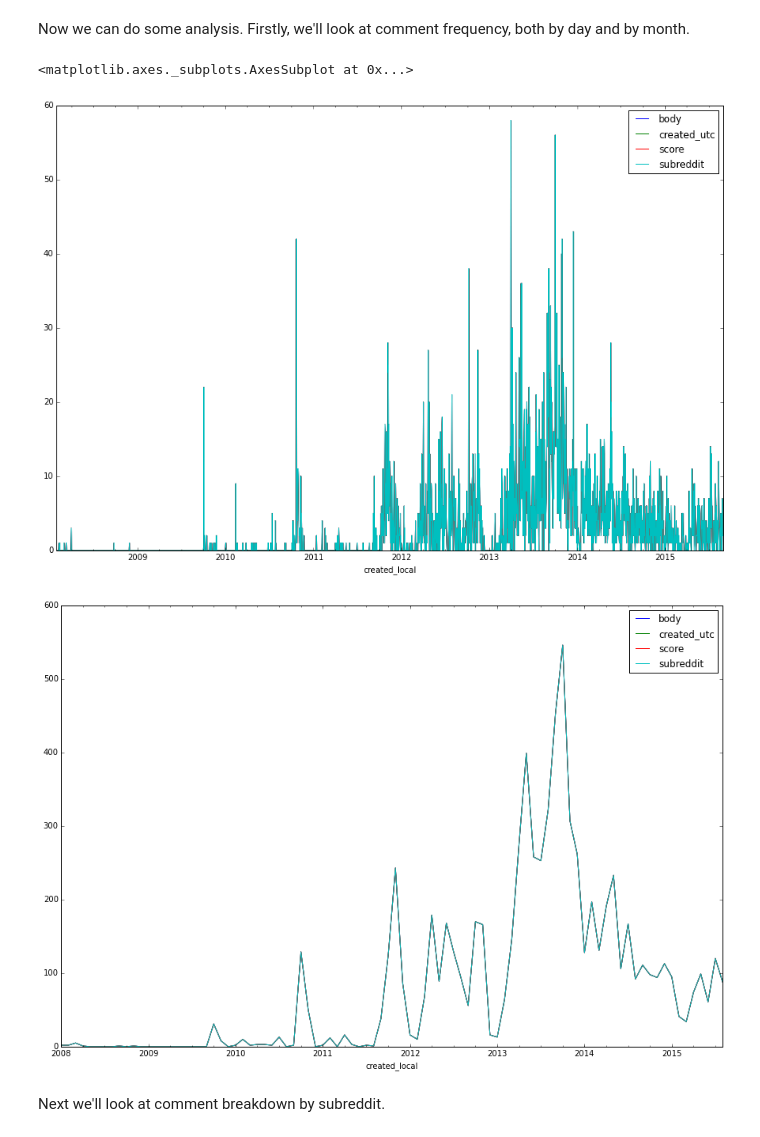
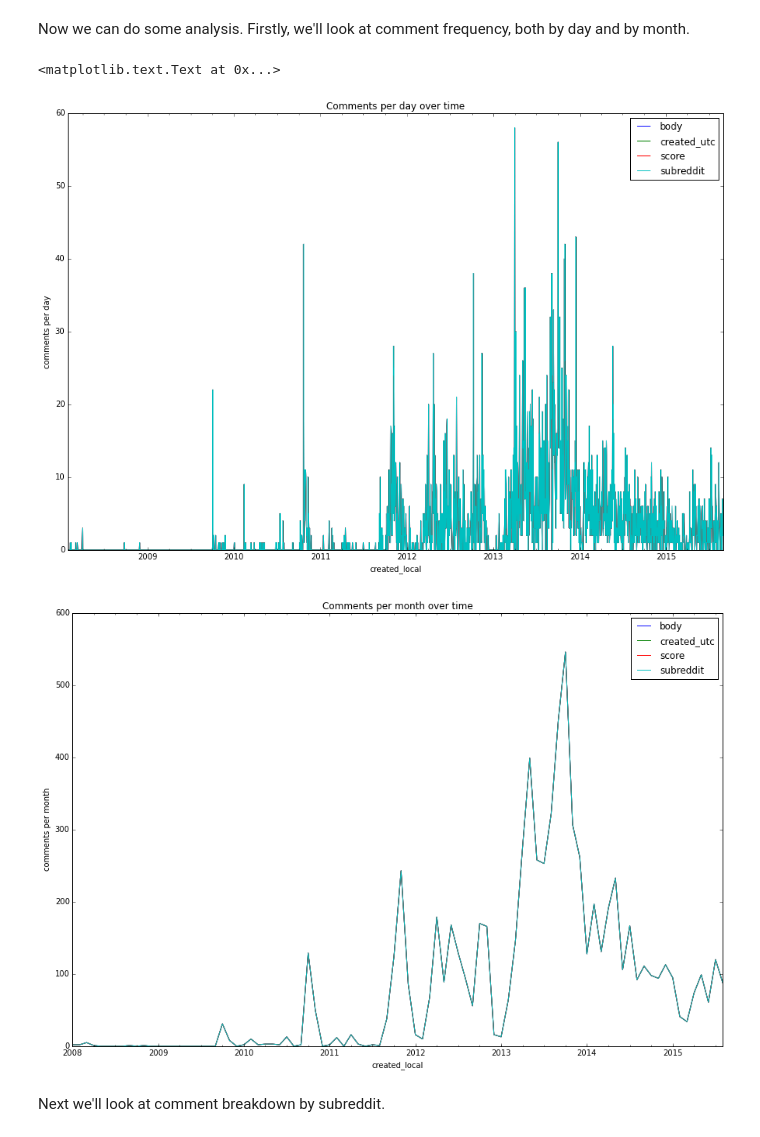
Before and after one commit to Niksko/redditCommentData, a Jupyter notebook: CommentAnalysis.ipynb, the cells around one changed output. Cells and saved outputs as stored; diff of their text form; code cells hidden in the pictures.

```diff
--- a/CommentAnalysis.ipynb
+++ b/CommentAnalysis.ipynb
@@ -32,36 +34,40 @@ Now we can do some analysis. Firstly, we'll look at comment frequency, both by d
 comment_list = parse_comment_file()
 
 # Sort the list based on the UTC time
 comment_list.sort(key=lambda x: x['created_utc'])
 
 # Throw this into a pandas dataframe
 comment_frame = pd.DataFrame(comment_list)
 
 # Fix the datatypes on the columns
 comment_frame[['created_utc', 'score']] = comment_frame[['created_utc', 'score']].astype(int)
 comment_frame[['subreddit', 'body']] = comment_frame[['subreddit', 'body']].astype(str)
 
 # Convert from unix UTC dates to local times
 comment_frame['created_local'] = pd.to_datetime(comment_frame['created_utc'], unit='s')
 
 # Set the created_local as the index
 comment_frame = comment_frame.set_index('created_local')
 
 # Resample daily and count
 daily_frame = comment_frame.resample('D', how='count')
 
 # Plot the results
 daily_frame.plot(figsize=(15,10))
+plt.ylabel('comments per day')
+plt.title('Comments per day over time')
 
 # Resample monthly and count
 monthly_frame = comment_frame.resample('M', how='count').interpolate(method='cubic')
 
 # Plot
 monthly_frame.plot(figsize=(15,10))
+plt.ylabel('comments per month')
+plt.title('Comments per month over time')
 # %% [output]
-<matplotlib.axes._subplots.AxesSubplot at 0x...>
+<matplotlib.text.Text at 0x...>
-[figure, old version]
+[figure, new version]
-[figure, old version]
+[figure, new version]
 # %% [markdown]
 Next we'll look at comment breakdown by subreddit.
 # %%
```
Also changed, not shown: parts of 2 cells of this notebook.
